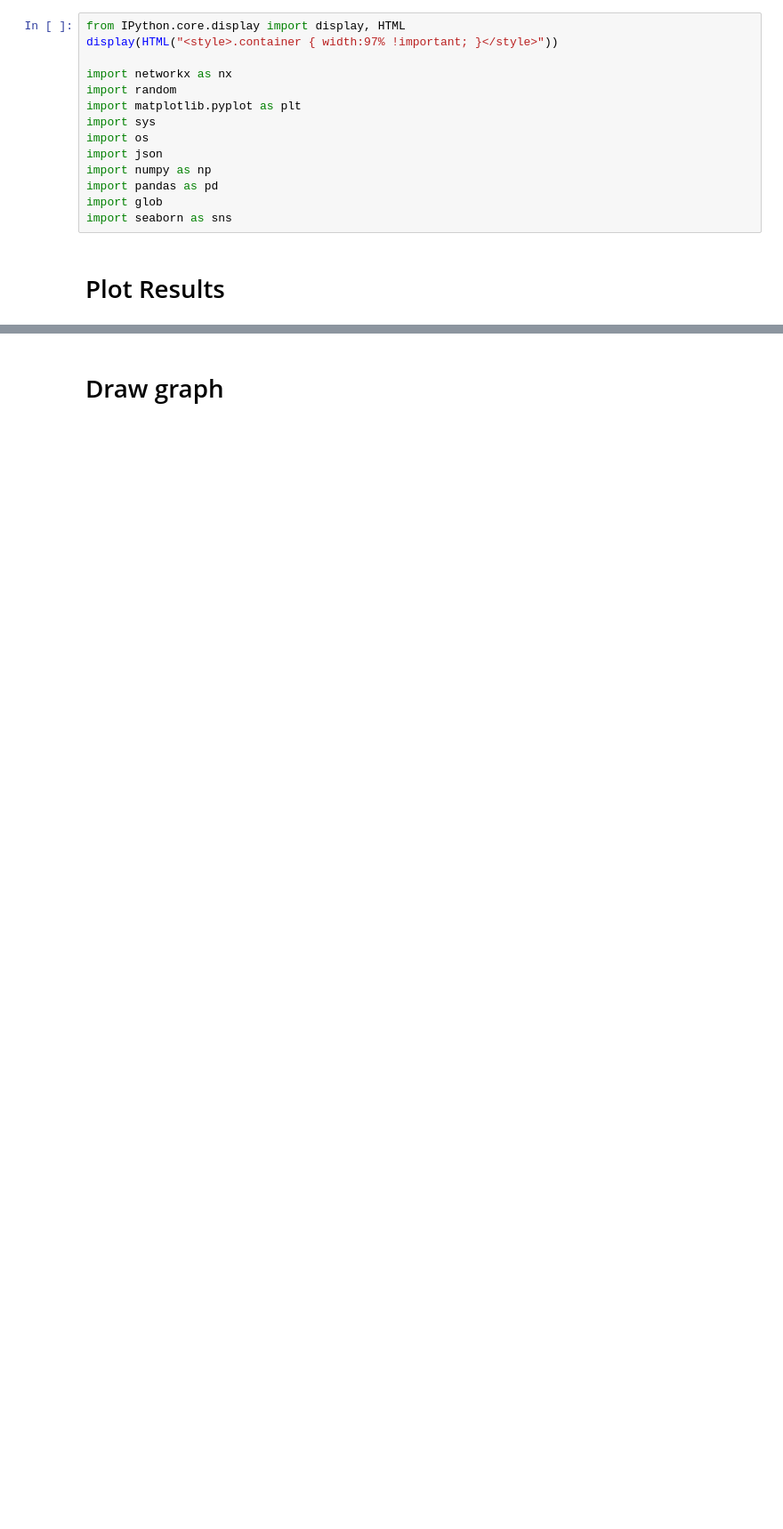
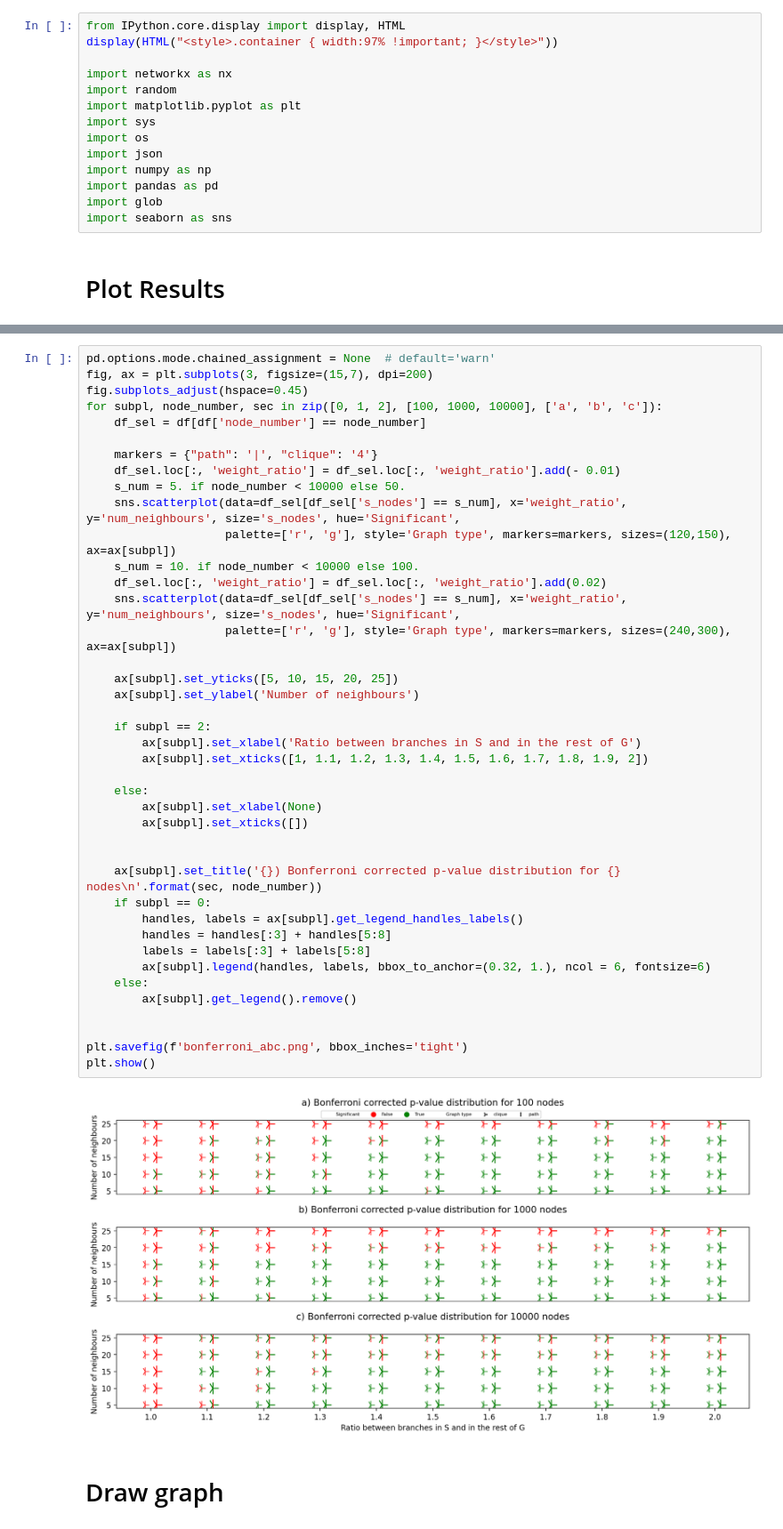
Before and after one commit to predragoetf/CTD2, a Jupyter notebook: visualise_experiments.ipynb, the cells around one changed output, grey strips where cells are left out. Shown at 89% size. Saved outputs shown, nothing was run; the diff lists cells and outputs as text; blank space fills up the shorter version.

```diff
--- a/visualise_experiments.ipynb
+++ b/visualise_experiments.ipynb
@@ -88,2 +56,45 @@ plt.savefig('bonferroni.png', bbox_inches='tight')
+# %%
+pd.options.mode.chained_assignment = None  # default='warn'
+fig, ax = plt.subplots(3, figsize=(15,7), dpi=200)
+fig.subplots_adjust(hspace=0.45)
+for subpl, node_number, sec in zip([0, 1, 2], [100, 1000, 10000], ['a', 'b', 'c']):
+    df_sel = df[df['node_number'] == node_number]
+
+    markers = {"path": '|', "clique": '4'}
+    df_sel.loc[:, 'weight_ratio'] = df_sel.loc[:, 'weight_ratio'].add(- 0.01)
+    s_num = 5. if node_number < 10000 else 50.
+    sns.scatterplot(data=df_sel[df_sel['s_nodes'] == s_num], x='weight_ratio', y='num_neighbours', size='s_nodes', hue='Significant',
+                    palette=['r', 'g'], style='Graph type', markers=markers, sizes=(120,150), ax=ax[subpl])
+    s_num = 10. if node_number < 10000 else 100.
+    df_sel.loc[:, 'weight_ratio'] = df_sel.loc[:, 'weight_ratio'].add(0.02)
+    sns.scatterplot(data=df_sel[df_sel['s_nodes'] == s_num], x='weight_ratio', y='num_neighbours', size='s_nodes', hue='Significant',
+                    palette=['r', 'g'], style='Graph type', markers=markers, sizes=(240,300), ax=ax[subpl])
+
+    ax[subpl].set_yticks([5, 10, 15, 20, 25])
+    ax[subpl].set_ylabel('Number of neighbours')
+
+    if subpl == 2:
+        ax[subpl].set_xlabel('Ratio between branches in S and in the rest of G')
+        ax[subpl].set_xticks([1, 1.1, 1.2, 1.3, 1.4, 1.5, 1.6, 1.7, 1.8, 1.9, 2])
+
+    else:
+        ax[subpl].set_xlabel(None)
+        ax[subpl].set_xticks([])
+
+
+    ax[subpl].set_title('{}) Bonferroni corrected p-value distribution for {} nodes\n'.format(sec, node_number))
+    if subpl == 0:
+        handles, labels = ax[subpl].get_legend_handles_labels()
+        handles = handles[:3] + handles[5:8]
+        labels = labels[:3] + labels[5:8]
+        ax[subpl].legend(handles, labels, bbox_to_anchor=(0.32, 1.), ncol = 6, fontsize=6)
+    else:
+        ax[subpl].get_legend().remove()
+
+
+plt.savefig(f'bonferroni_abc.png', bbox_inches='tight')
+plt.show()
+# %% [output]
+[figure, added]
 # %% [markdown]
 # Draw graph
```
Also changed, not shown: parts of 6 cells of this notebook.
